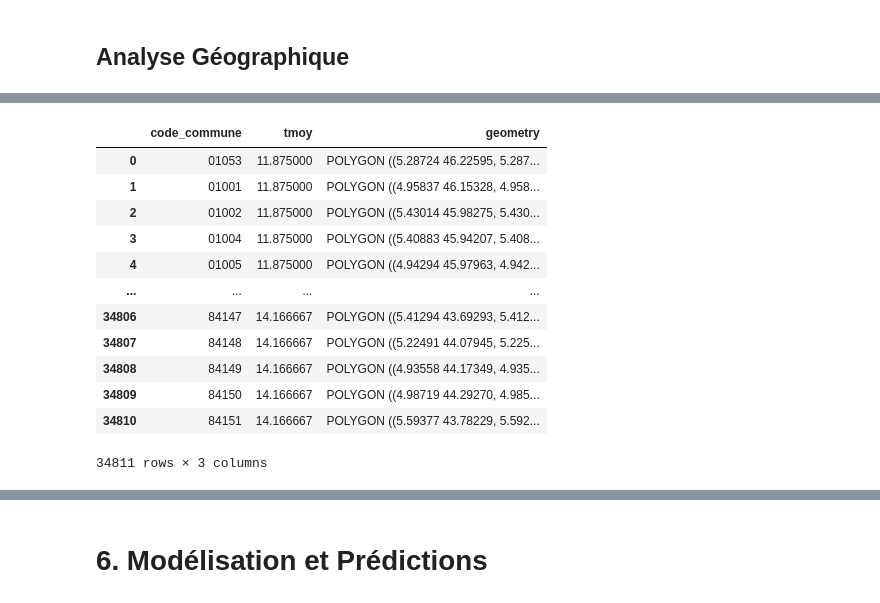
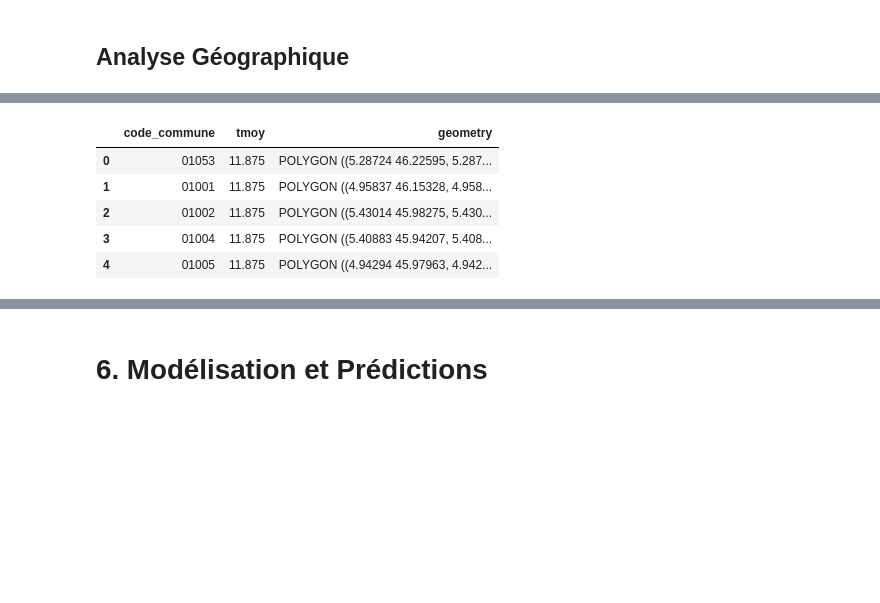
Before and after one commit to tgarnier067/Projet-Python-2023, a Jupyter notebook: Notebook_avec_modeles.ipynb, the cells around one changed output, grey strips where cells are left out. Cells and saved outputs as stored; diff of their text form; code cells hidden in the pictures; blank space fills up the shorter version.

```diff
--- a/Notebook_avec_modeles.ipynb
+++ b/Notebook_avec_modeles.ipynb
@@ -674,7 +690,7 @@ import matplotlib.pyplot as plt
 !pip install git+https://github.com/inseefrlab/cartiflette@80b8a5a28371feb6df31d55bcc2617948a5f9b1a
 # %%
   import cartiflette.s3 as s3
-  shp_communes = s3.download_vectorfile_url_all(
+  metropole_communes = s3.download_vectorfile_url_all(
       values = "metropole",
       crs = 4326,
       borders = "COMMUNE",
@@ -682,8 +698,9 @@ import matplotlib.pyplot as plt
       filter_by="FRANCE_ENTIERE",
       source="EXPRESS-COG-CARTO-TERRITOIRE",
       year=2022)
-shp_communes.rename(columns={'INSEE_COM': 'code_commune'}, inplace=True)
-shp_communes.head(6)
+metropole_communes.rename(columns={'INSEE_COM': 'code_commune'}, inplace=True)
+metropole_communes = metropole_communes.drop('territoire', axis=1)
+print(metropole_communes)
 # %% [output]
 https://minio.lab.sspcloud.fr/projet-cartiflette/diffusion/shapefiles-test1/year=2022/administrative_level=COMMUNE/crs=4326/FRANCE_ENTIERE=metropole/vectorfile_format=topojson/provider=IGN/source=EXPR ...
 |  | id | ID | NOM | NOM_M | code_commune | STATUT | POPULATION | INSEE_CAN | INSEE_ARR | ... |
@@ -695,0 +719,12 @@ https://minio.lab.sspcloud.fr/projet-cartiflette/diffusion/shapefiles-test1/year
+# %%
+ import cartiflette.s3 as s3
+dom_tom_communes = s3.download_vectorfile_url_all(
+      values = ["971","972","973","974"],
+      crs = 4326,
+      borders = "COMMUNE",
+      vectorfile_format="topojson",
+      filter_by="DEPARTEMENT",
+      source="EXPRESS-COG-CARTO-TERRITOIRE",
+      year=2022)
+dom_tom_communes.rename(columns={'INSEE_COM': 'code_commune'}, inplace=True)
+print(dom_tom_communes)
@@ -695,0 +749,3 @@ https://minio.lab.sspcloud.fr/projet-cartiflette/diffusion/shapefiles-test1/year
+# %%
+france_communes=pd.concat([metropole_communes, dom_tom_communes], ignore_index=True)
+print(france_communes)
@@ -696,20 +766,13 @@ https://minio.lab.sspcloud.fr/projet-cartiflette/diffusion/shapefiles-test1/year
 # %%
-carte_temp=pd.merge(table_temperatures_com[['code_commune', 'tmoy']],shp_communes[["code_commune","geometry"]], on="code_commune", how= 'inner')
-carte_temp.head(400000)
+carte_temp=pd.merge(table_temperatures_com[['code_commune', 'tmoy']],france_communes[["code_commune","geometry"]], on="code_commune", how= 'inner')
+carte_temp.head(5)
 # %% [output]
 |  | code_commune | tmoy | geometry |
-| 0 | 01053 | 11.875000 | POLYGON ((5.28724 46.22595, 5.287... |
-| 1 | 01001 | 11.875000 | POLYGON ((4.95837 46.15328, 4.958... |
-| 2 | 01002 | 11.875000 | POLYGON ((5.43014 45.98275, 5.430... |
-| 3 | 01004 | 11.875000 | POLYGON ((5.40883 45.94207, 5.408... |
-| 4 | 01005 | 11.875000 | POLYGON ((4.94294 45.97963, 4.942... |
-| ... | ... | ... | ... |
-| 34806 | 84147 | 14.166667 | POLYGON ((5.41294 43.69293, 5.412... |
-| 34807 | 84148 | 14.166667 | POLYGON ((5.22491 44.07945, 5.225... |
-| 34808 | 84149 | 14.166667 | POLYGON ((4.93558 44.17349, 4.935... |
-| 34809 | 84150 | 14.166667 | POLYGON ((4.98719 44.29270, 4.985... |
-| 34810 | 84151 | 14.166667 | POLYGON ((5.59377 43.78229, 5.592... |
+| 0 | 01053 | 11.875 | POLYGON ((5.28724 46.22595, 5.287... |
+| 1 | 01001 | 11.875 | POLYGON ((4.95837 46.15328, 4.958... |
+| 2 | 01002 | 11.875 | POLYGON ((5.43014 45.98275, 5.430... |
+| 3 | 01004 | 11.875 | POLYGON ((5.40883 45.94207, 5.408... |
+| 4 | 01005 | 11.875 | POLYGON ((4.94294 45.97963, 4.942... |
-34811 rows × 3 columns
 # %%
 #Visualisation de la temperature par département
 import matplotlib.pyplot as plt
```
Also changed, not shown: parts of 7 cells of this notebook.
